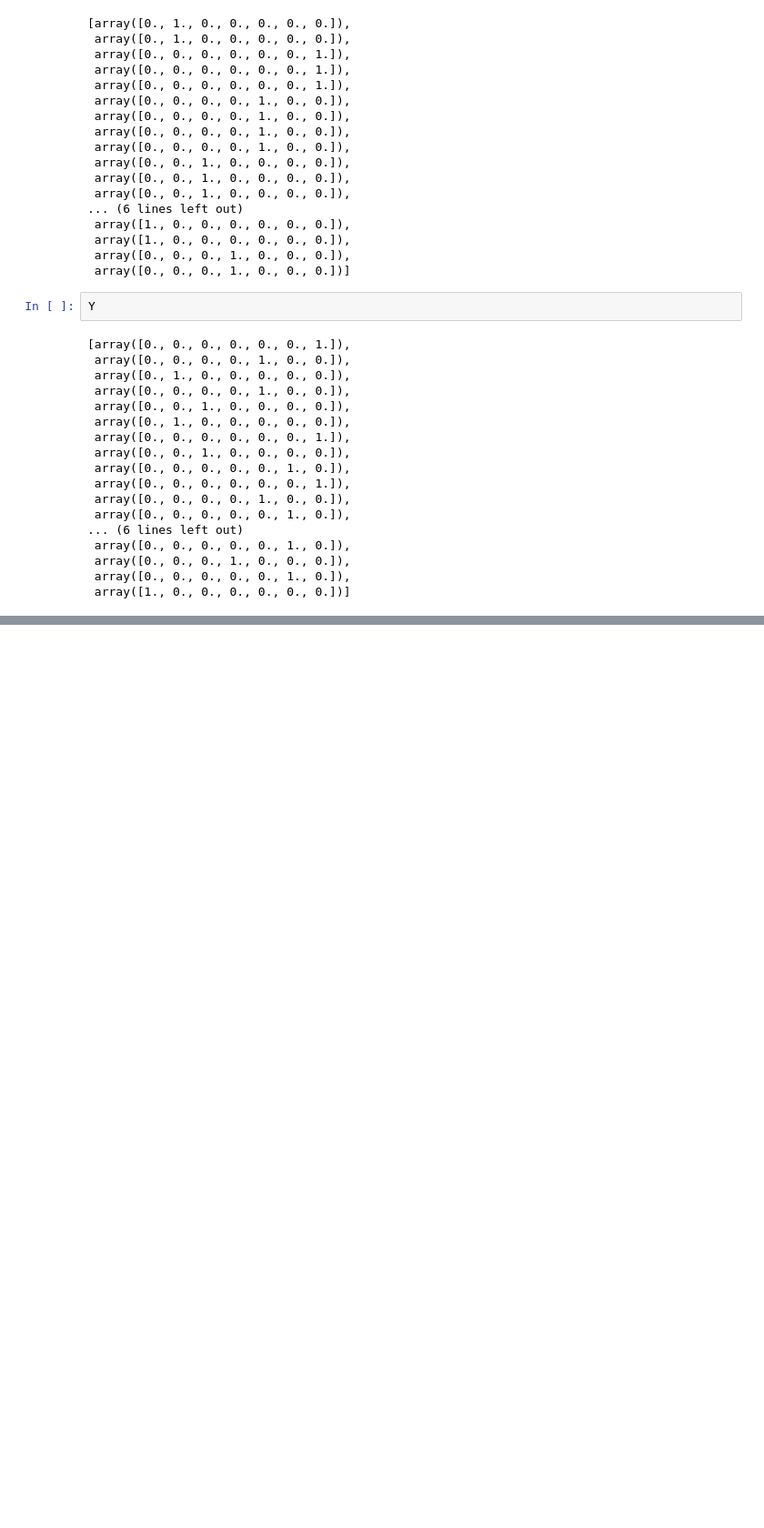
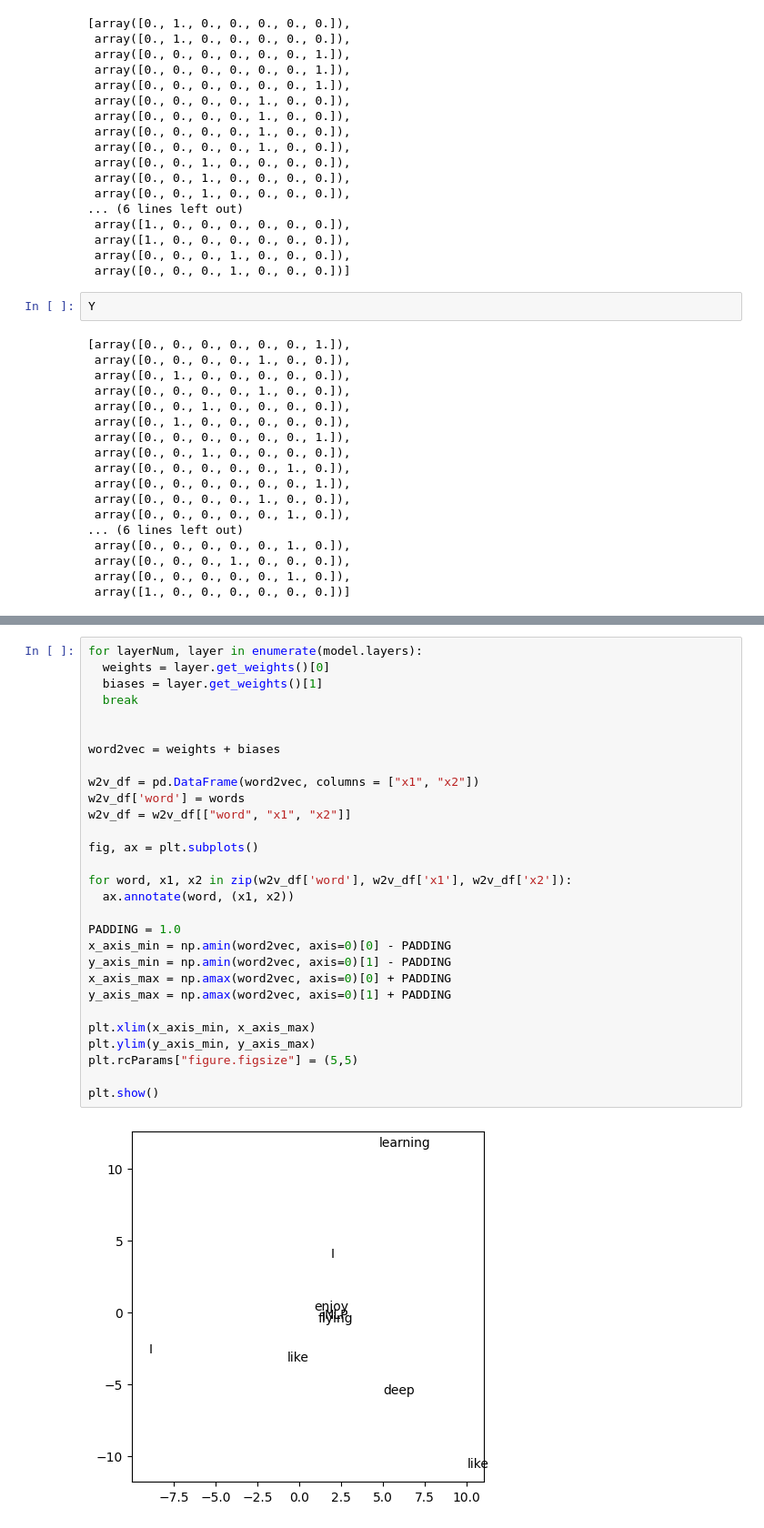
Before and after one commit to stewartjollymore/NLP_CourseUCSD, a Jupyter notebook: Homework_7.ipynb, the cells around one changed output, grey strips where cells are left out. Shown: that part at 91% size. Drawn from its saved outputs; the diff is of its cells as text; blank space fills up the shorter version.

```diff
--- a/Homework_7.ipynb
+++ b/Homework_7.ipynb
@@ -366,0 +472,31 @@ Y
+# %%
+for layerNum, layer in enumerate(model.layers):
+  weights = layer.get_weights()[0]
+  biases = layer.get_weights()[1]
+  break
+
+
+word2vec = weights + biases
+
+w2v_df = pd.DataFrame(word2vec, columns = ["x1", "x2"])
+w2v_df['word'] = words
+w2v_df = w2v_df[["word", "x1", "x2"]]
+
+fig, ax = plt.subplots()
+
+for word, x1, x2 in zip(w2v_df['word'], w2v_df['x1'], w2v_df['x2']):
+  ax.annotate(word, (x1, x2))
+
+PADDING = 1.0
+x_axis_min = np.amin(word2vec, axis=0)[0] - PADDING
+y_axis_min = np.amin(word2vec, axis=0)[1] - PADDING
+x_axis_max = np.amax(word2vec, axis=0)[0] + PADDING
+y_axis_max = np.amax(word2vec, axis=0)[1] + PADDING
+
+plt.xlim(x_axis_min, x_axis_max)
+plt.ylim(y_axis_min, y_axis_max)
+plt.rcParams["figure.figsize"] = (5,5)
+
+plt.show()
+# %% [output]
+[figure, added]
```
Also changed, not shown: parts of 5 cells of this notebook.
